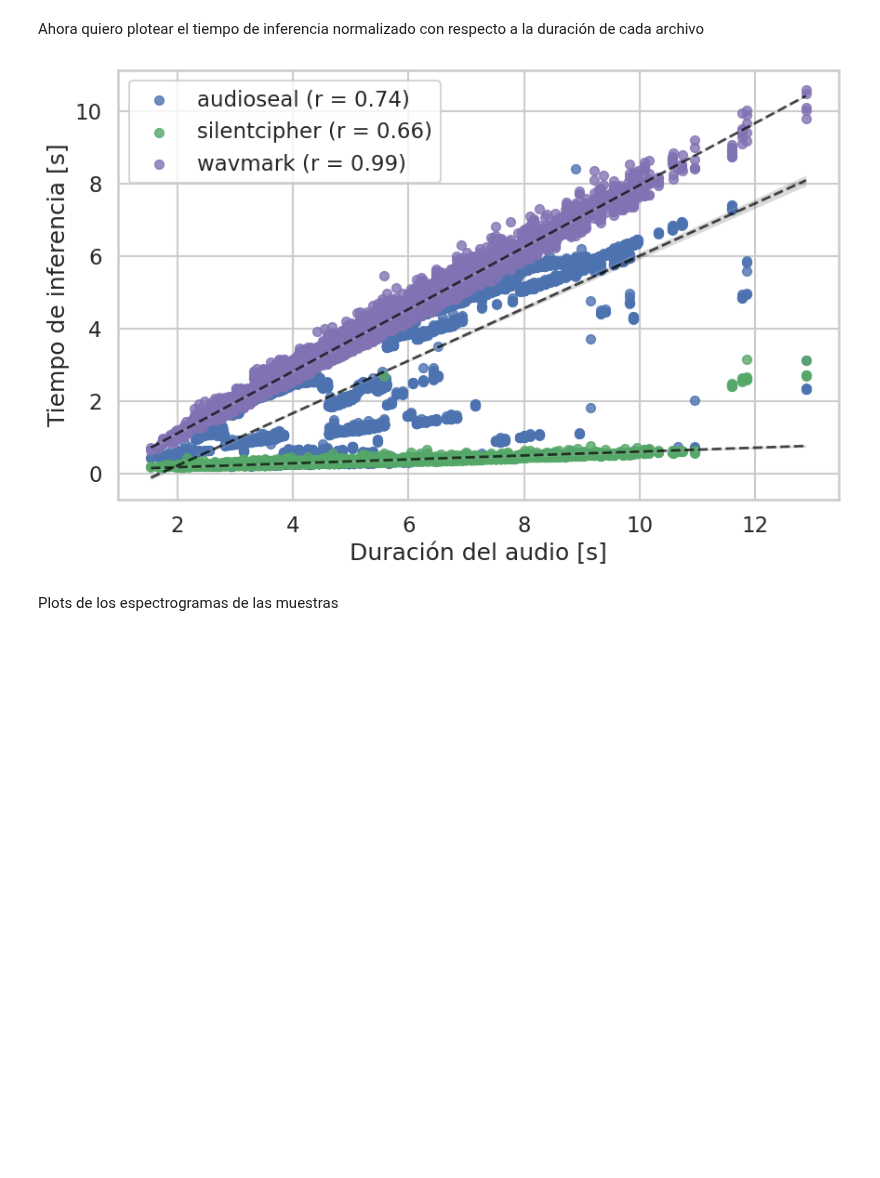
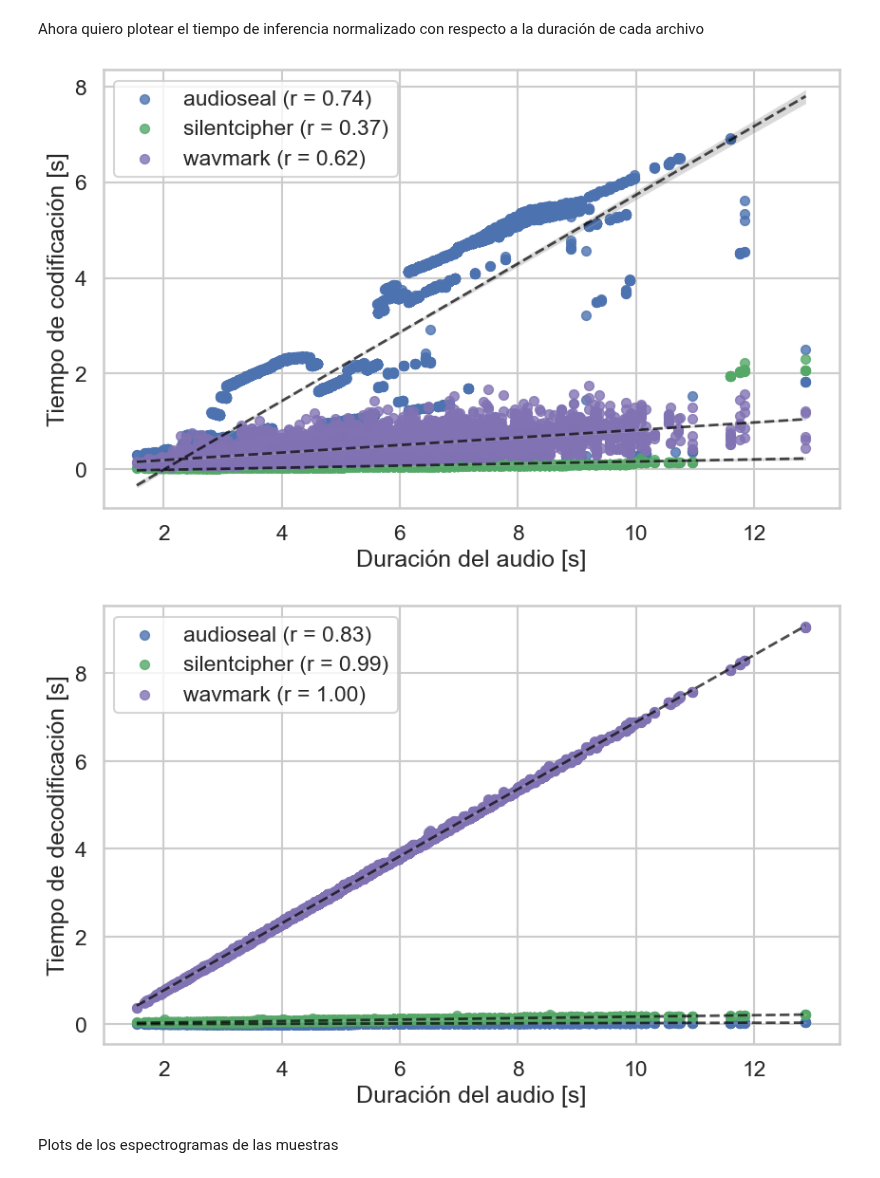
Before and after one commit to almarazj/watermarking-systems, a Jupyter notebook: plots/plots_tesis.ipynb, the cells around one changed output. Cells and saved outputs as stored; diff of their text form; code cells hidden in the pictures; blank space fills up the shorter version.

```diff
--- a/plots/plots_tesis.ipynb
+++ b/plots/plots_tesis.ipynb
@@ -24,14 +24,13 @@ audio_folder = current_path.parent / 'audio-files'
 plots_folder = current_path.parent / 'plots'
 
 systems = [folder.name for folder in (audio_folder).iterdir() if folder.is_dir()]
-results_columns = ['file_name', 'snr', 'pesq', 'ber', 'time']
 
 protocol_columns = ['speaker_id', 'file_name', 'attack', 'key', 'duration']
 #protocol_df = pd.read_csv('D:/Music/datasets/Dataset/protocol-spoofed.txt', sep='\s+', header=None, names=protocol_columns)
-protocol_df = pd.read_csv('/home/jalma/Music/datasets/HABLA-spoofed/protocol-spoofed.txt', sep='\s+', header=None, names=protocol_columns)
+protocol_df = pd.read_csv('D:/Music/datasets/Dataset/protocol-spoofed.txt', sep='\s+', header=None, names=protocol_columns)
 
 data = {}
 for system in systems:
-    results = audio_folder / system / 'results' / 'results.txt'
-    data[system] = pd.read_csv(results, sep='\s+', header=None, names=results_columns)
+    results = audio_folder / system / 'results' / 'results.csv'
+    data[system] = pd.read_csv(results, sep=',')
     data[system] = pd.merge(data[system], protocol_df[['speaker_id', 'file_name', 'duration']], on=['file_name'], how='left')
@@ -49,13 +46,13 @@ plt.figure(figsize=(10, 6))
 plt.xlabel('PESQ')
 plt.ylabel('Frecuencia')
 
-pesq_min = min(data[system]['pesq'].min() for system in systems)
-pesq_max = max(data[system]['pesq'].max() for system in systems)
+pesq_min = min(data[system]['pesq_score'].min() for system in systems)
+pesq_max = max(data[system]['pesq_score'].max() for system in systems)
 
 bins = np.linspace(pesq_min, pesq_max, 101)  # 50 bins, 51 edges
 
 for system, df in data.items():
-    sns.histplot(data=df, x='pesq', bins=bins, kde=True, stat='density', label=system, alpha=0.5)
+    sns.histplot(data=df, x='pesq_score', bins=bins, kde=True, stat='density', label=system, alpha=0.5)
 plt.legend(title='Sistema')
 plt.xlim([pesq_min, pesq_max])
 plt.savefig(plots_folder / 'pesq_combined.svg')
@@ -89,9 +86,9 @@ Scatter plot de la relación entre SNR y PESQ para cada ataque
 plt.figure(figsize=(10, 6))
 
 for system in systems:
-    pearson_corr = np.corrcoef(data[system]['snr'], data[system]['pesq'])[0, 1]
-    sns.regplot(x='snr', y='pesq', data=data[system], label=f"{system} (r = {pearson_corr:.2f})", marker='o', scatter_kws={'s': 50}, fit_reg=False)
-    sns.regplot(x='snr', y='pesq', data=data[system], scatter=False, line_kws={'color': 'black', 'linestyle': '--', 'linewidth': 2, 'alpha': 0.7})
+    pearson_corr = np.corrcoef(data[system]['snr'], data[system]['pesq_score'])[0, 1]
+    sns.regplot(x='snr', y='pesq_score', data=data[system], label=f"{system} (r = {pearson_corr:.2f})", marker='o', scatter_kws={'s': 50}, fit_reg=False)
+    sns.regplot(x='snr', y='pesq_score', data=data[system], scatter=False, line_kws={'color': 'black', 'linestyle': '--', 'linewidth': 2, 'alpha': 0.7})
 
 plt.xlabel('SNR [dB]')
 plt.ylabel('PESQ')
@@ -163,19 +172,33 @@ Ahora quiero plotear el tiempo de inferencia normalizado con respecto a la durac
 # %%
 
 plt.figure(figsize=(10, 6))
 
 for system in systems:
-    pearson_corr = np.corrcoef(data[system]['duration'], data[system]['time'])[0, 1]
-    sns.regplot(x='duration', y='time', data=data[system], label=f"{system} (r = {pearson_corr:.2f})", marker='o', scatter_kws={'s': 50}, fit_reg=False)
-    sns.regplot(x='duration', y='time', data=data[system], scatter=False, line_kws={'color': 'black', 'linestyle': '--', 'linewidth': 2, 'alpha': 0.7})
+    pearson_corr = np.corrcoef(data[system]['duration'], data[system]['encode_time'])[0, 1]
+    sns.regplot(x='duration', y='encode_time', data=data[system], label=f"{system} (r = {pearson_corr:.2f})", marker='o', scatter_kws={'s': 50}, fit_reg=False)
+    sns.regplot(x='duration', y='encode_time', data=data[system], scatter=False, line_kws={'color': 'black', 'linestyle': '--', 'linewidth': 2, 'alpha': 0.7})
 
 plt.xlabel('Duración del audio [s]')
-plt.ylabel('Tiempo de inferencia [s]')
+plt.ylabel('Tiempo de codificación [s]')
 plt.legend()
-plt.savefig(plots_folder / "time-dur.svg")
+plt.savefig(plots_folder / "encode-dur.svg")
 plt.show()
+
+plt.figure(figsize=(10, 6))
+
+for system in systems:
+    pearson_corr = np.corrcoef(data[system]['duration'], data[system]['decode_time'])[0, 1]
+    sns.regplot(x='duration', y='decode_time', data=data[system], label=f"{system} (r = {pearson_corr:.2f})", marker='o', scatter_kws={'s': 50}, fit_reg=False)
+    sns.regplot(x='duration', y='decode_time', data=data[system], scatter=False, line_kws={'color': 'black', 'linestyle': '--', 'linewidth': 2, 'alpha': 0.7})
+
+plt.xlabel('Duración del audio [s]')
+plt.ylabel('Tiempo de decodificación [s]')
+plt.legend()
+plt.savefig(plots_folder / "decode-dur.svg")
+plt.show()
 # %% [output]
-[figure, old version]
+[figure, new version]
+[figure, added]
 # %% [markdown]
 Plots de los espectrogramas de las muestras
 # %%
```
Also changed, not shown: parts of 7 cells of this notebook, 7 other files.
